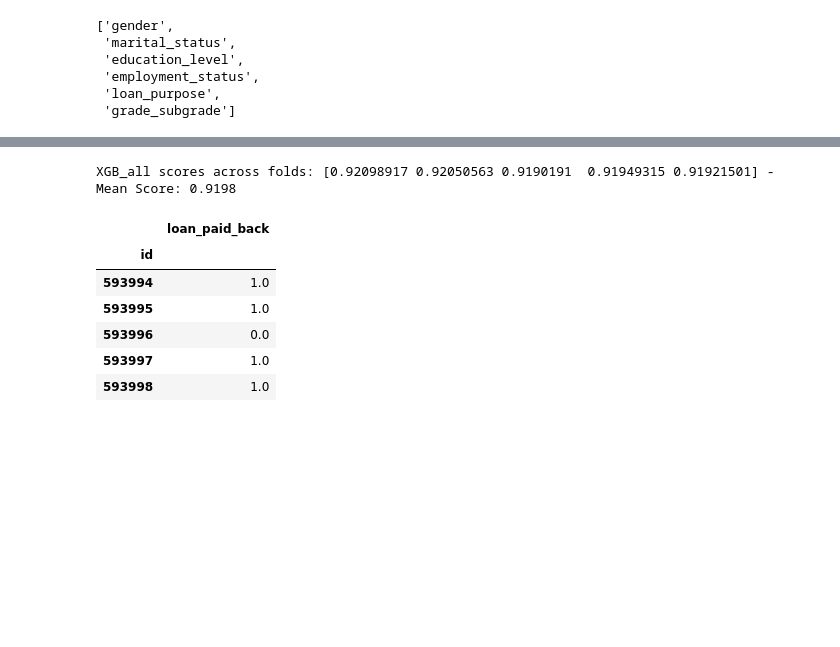
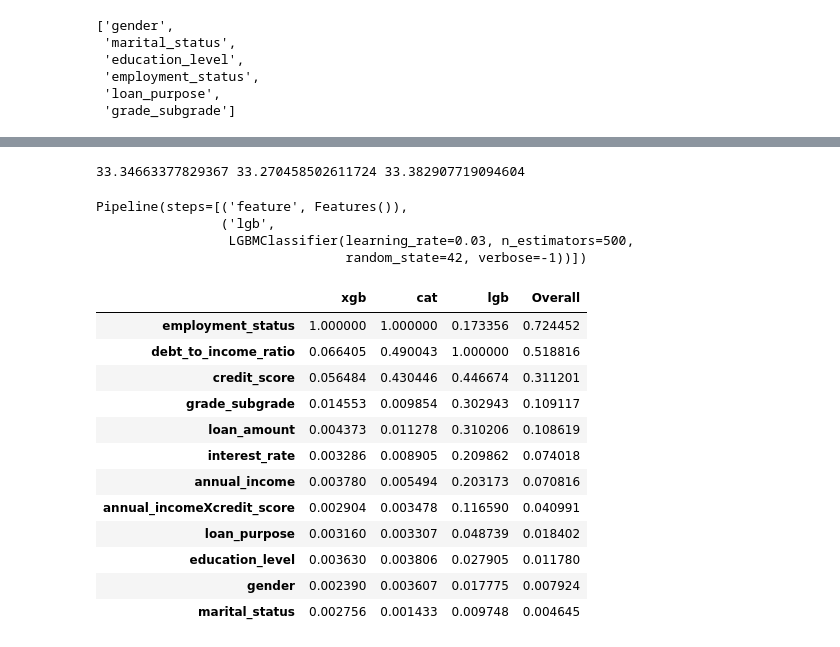
Before and after one commit to Frissie/Kaggle, a Jupyter notebook: PlayGround/S5E11/predicting-loan-payback-s5e11-xgboost.ipynb, the cells around one changed output, grey strips where cells are left out. Saved outputs shown, nothing was run; the diff lists cells and outputs as text; code cells hidden in the pictures; blank space fills up the shorter version.

```diff
--- a/PlayGround/S5E11/predicting-loan-payback-s5e11-xgboost.ipynb
+++ b/PlayGround/S5E11/predicting-loan-payback-s5e11-xgboost.ipynb
@@ -110,8 +113,7 @@ class Features(BaseEstimator, TransformerMixin):
     def transform(self, df):
         df = df.copy()
 
-        for col in train.select_dtypes(include="object").columns:
-            df[col] = df[col].astype("category")
+        df["annual_incomeXcredit_score"] = df["annual_income"] * df["credit_score"]
 
         return df
 # %%
@@ -248,18 +195,0 @@ Overall Performance XGB: 0.8596572104836092
-# %%
-score_meta_xgb = cross_val_score(xgb_meta, X, y, cv=cv, scoring="roc_auc")
-print(
-    f"XGB_all scores across folds: {score_meta_xgb} - Mean Score: {score_meta_xgb.mean():0.4f}"
-)
-# %% [output]
-XGB_all scores across folds: [0.92098917 0.92050563 0.9190191  0.91949315 0.91921501] - Mean Score: 0.9198
-# %%
-prediction = pd.DataFrame(data={"loan_paid_back": xgb_meta.fit(X,y).predict(X_pred)}, index=X_pred.index)
-prediction.head()
-# %% [output]
-|  | loan_paid_back |
-| id |  |
-| 593994 | 1.0 |
-| 593995 | 1.0 |
-| 593996 | 0.0 |
-| 593997 | 1.0 |
-| 593998 | 1.0 |
@@ -267,0 +196,42 @@ prediction.to_csv("/kaggle/working/submission.csv")
+# %%
+total = 0.9193 + 0.9172 + 0.9203
+xgb_weight = 0.9193 / total * 100
+cat_weight = 0.9172 / total * 100
+lgb_weight = 0.9203 / total * 100
+print(xgb, cat, lgb)
+# %% [output]
+33.34663377829367 33.270458502611724 33.382907719094604
+# %%
+xgb.fit(X, y)
+cat.fit(X, y)
+lgb.fit(X, y)
+# %% [output]
+Pipeline(steps=[('feature', Features()),
+                ('lgb',
+                 LGBMClassifier(learning_rate=0.03, n_estimators=500,
+                                random_state=42, verbose=-1))])
+# %%
+importantFeatures = pd.DataFrame(
+    data={
+        "xgb": xgb.named_steps["xgb"].feature_importances_ / xgb.named_steps["xgb"].feature_importances_.max(),
+        "cat": cat.named_steps["cat"].feature_importances_ / cat.named_steps["cat"].feature_importances_.max(),
+        "lgb": lgb.named_steps["lgb"].feature_importances_ / lgb.named_steps["lgb"].feature_importances_.max(),
+    },
+    index = Features().fit_transform(X, y).columns
+)
+importantFeatures["Overall"] = importantFeatures.mean(axis=1)
+importantFeatures.sort_values("Overall", ascending=False)
+# %% [output]
+|  | xgb | cat | lgb | Overall |
+| employment_status | 1.000000 | 1.000000 | 0.173356 | 0.724452 |
+| debt_to_income_ratio | 0.066405 | 0.490043 | 1.000000 | 0.518816 |
+| credit_score | 0.056484 | 0.430446 | 0.446674 | 0.311201 |
+| grade_subgrade | 0.014553 | 0.009854 | 0.302943 | 0.109117 |
+| loan_amount | 0.004373 | 0.011278 | 0.310206 | 0.108619 |
+| interest_rate | 0.003286 | 0.008905 | 0.209862 | 0.074018 |
+| annual_income | 0.003780 | 0.005494 | 0.203173 | 0.070816 |
+| annual_incomeXcredit_score | 0.002904 | 0.003478 | 0.116590 | 0.040991 |
+| loan_purpose | 0.003160 | 0.003307 | 0.048739 | 0.018402 |
+| education_level | 0.003630 | 0.003806 | 0.027905 | 0.011780 |
+| gender | 0.002390 | 0.003607 | 0.017775 | 0.007924 |
+| marital_status | 0.002756 | 0.001433 | 0.009748 | 0.004645 |
```
Also changed, not shown: parts of 8 cells of this notebook.
